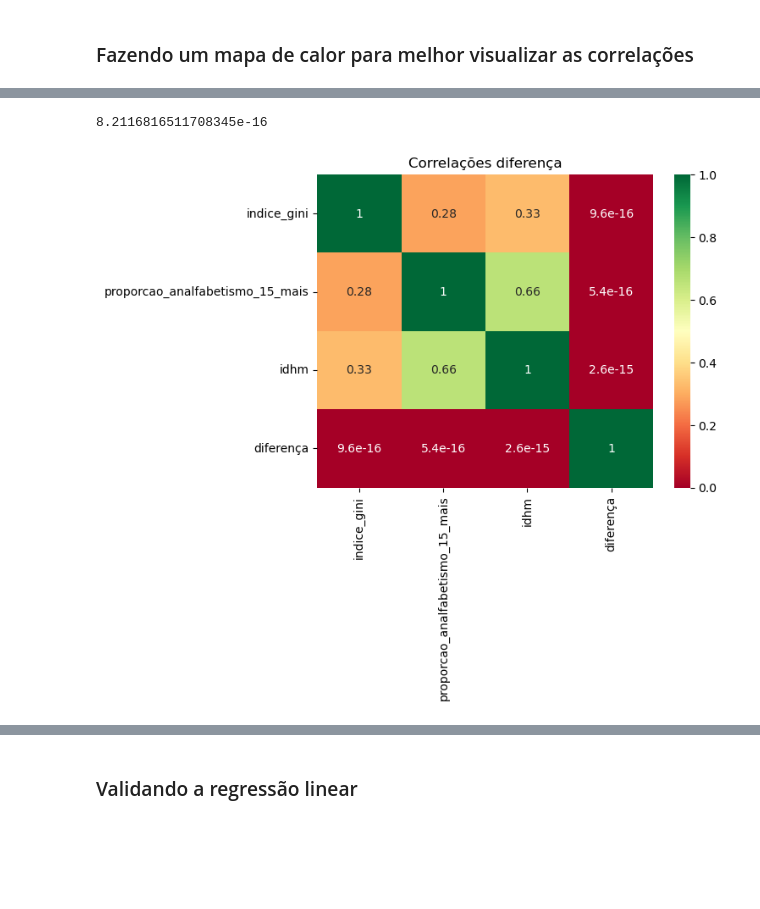
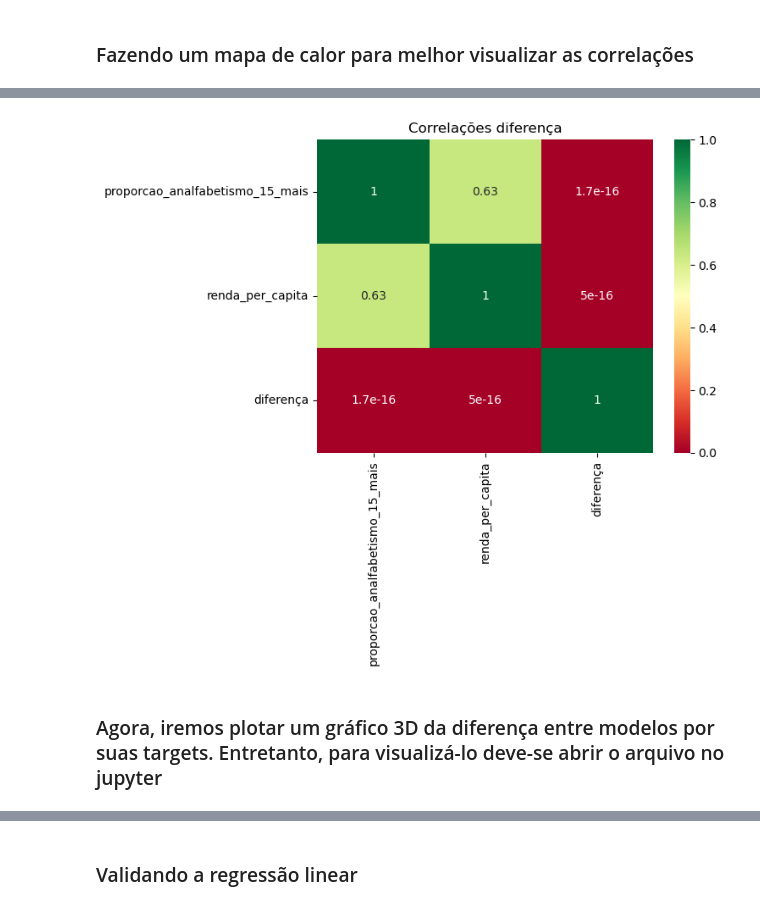
Before and after one commit to felipebns/P2_Cdados, a Jupyter notebook: p2_cdados.ipynb, the cells around one changed output, grey strips where cells are left out. Cells and saved outputs as stored; diff of their text form; code cells hidden in the pictures; blank space fills up the shorter version.

```diff
--- a/p2_cdados.ipynb
+++ b/p2_cdados.ipynb
@@ -335,0 +339,7 @@ Notes:
+# %%
+X = df_treino[['renda_per_capita','proporcao_analfabetismo_15_mais']] #retirando indice_gini
+Y = df_treino['Homicidio_total']
+# %%
+modelo_regress = regress(Y, X)
+
+modelo_regress.summary()
@@ -349,7 +382,7 @@ resultado
 ### Agora, nós podemos fazer uma análise da nossa regressão linear composta e avaliar se ela responde a nossa pergunta inicial. Para isso, iremos calcular a diferença entre os valores reais e os criados pelo modelo, a fim de, realizar uma análise exploratória neles e compreender seu funcionamento
 # %%
 y = modelo_regress.predict()
-df_modelo1 = df_treino.loc[:, ('id_municipio', 'Homicidio_total', 'indice_gini', 'proporcao_analfabetismo_15_mais','idhm')]
+df_modelo1 = df_treino.loc[:, ('id_municipio', 'Homicidio_total', 'proporcao_analfabetismo_15_mais','renda_per_capita')]
 df_modelo1['y'] = y
 df_modelo1['diferença'] = df_modelo1.Homicidio_total-df_modelo1.y
 df_modelo1 = df_modelo1.sort_values('diferença')
@@ -420,11 +438,9 @@ df_modelo1
-# %%
-df_modelo1.diferença.corr(df_modelo1.idhm)
-# %% [output]
-8.2116816511708345e-16
 # %%
-heatmap = df_modelo1.loc[:, ('indice_gini', 'proporcao_analfabetismo_15_mais', 'idhm', 'diferença')]
+heatmap = df_modelo1.loc[:, ('proporcao_analfabetismo_15_mais', 'renda_per_capita', 'diferença')]
 sns.heatmap(abs(heatmap.corr()), annot = True, cmap= "RdYlGn") #nota : apenas para valores absolutos
 plt.title('Correlações diferença')
 plt.show()
 # %% [output]
-[figure, old version]
+[figure, new version]
+# %% [markdown]
+ ### Agora, iremos plotar um gráfico 3D da diferença entre modelos por suas targets. Entretanto, para visualizá-lo deve-se abrir o arquivo no jupyter
```
Also changed, not shown: parts of 12 cells of this notebook.
